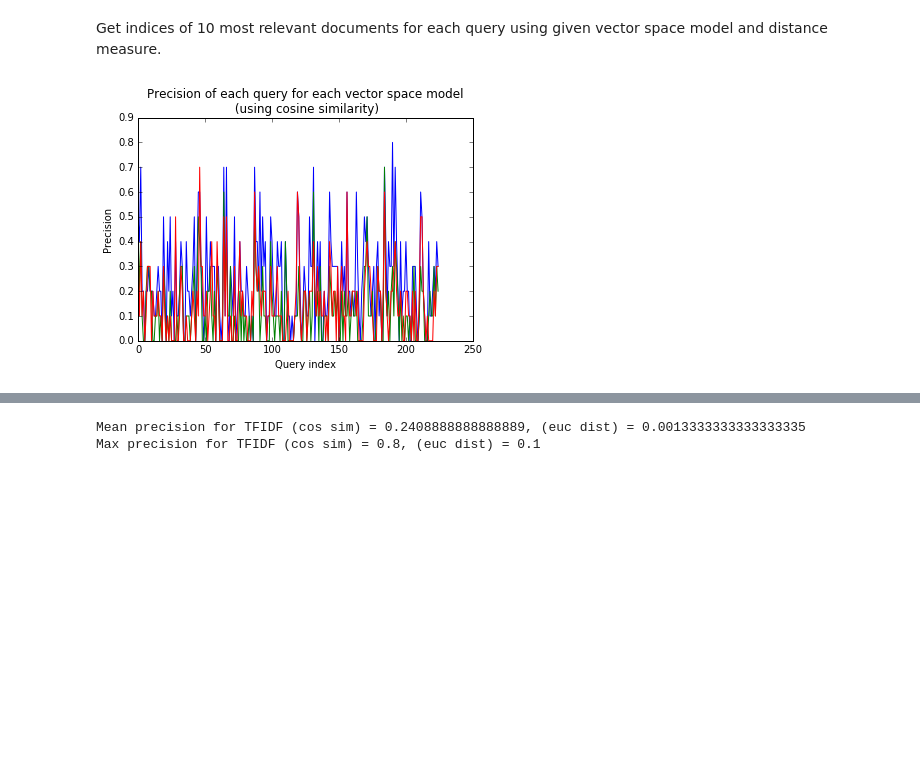
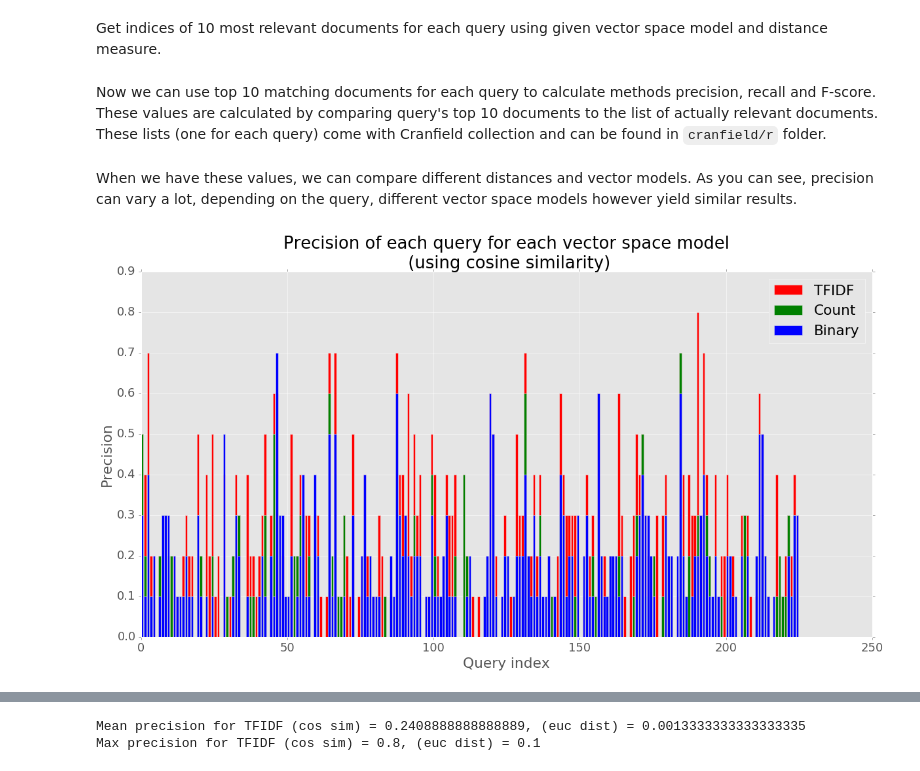
Before and after one commit to ggljzr/mi-ddw, a Jupyter notebook: Task 2 - Indexing & Document retrieval/task2.ipynb, the cells around one changed output, grey strips where cells are left out. Drawn from its saved outputs; the diff is of its cells as text; code cells hidden in the pictures; blank space fills up the shorter version.

Commit message:
prettier graphs

```diff
--- a/Task 2 - Indexing & Document retrieval/task2.ipynb
+++ b/Task 2 - Indexing & Document retrieval/task2.ipynb
@@ -6,7 +6,12 @@ This notebook creates vector space model for documents and queries contained in
 from sklearn.metrics.pairwise import cosine_similarity, pairwise_distances
 from sklearn.feature_extraction.text import TfidfVectorizer, CountVectorizer
 import matplotlib.pyplot as plt
+import matplotlib.style
 import numpy as np
+matplotlib.style.use('ggplot')
+%matplotlib inline
+matplotlib.rcParams['figure.figsize'] = (20.0, 10.0)
+matplotlib.rcParams.update({'font.size': 18})
 # %% [markdown]
 Helper functions. `get_top_n()` simply returns indices of top ten relevant documents for each query. `get_precision()` returns precision, recall and f-score for a query (represented by query index and top ten documents retrieved).
 # %%
@@ -106,6 +111,8 @@ top_relevant_count_euc = get_top_n(r_count_euc)
 
 top_relevant_bin_cos = get_top_n(r_bin_cos)
 top_relevant_bin_euc = get_top_n(r_bin_euc)
+# %% [markdown]
+Now we can use top 10 matching documents for each query to calculate methods precision, recall and F-score. These values are calculated by comparing query's top 10 documents to the list of actually relevant documents. These lists (one for each query) come with Cranfield collection and can be found in `cranfield/r` folder.
 # %%
 tfidf_cos_prf = get_prf_dict(top_relevant_tfidf_cos)
 tfidf_euc_prf = get_prf_dict(top_relevant_tfidf_euc)
@@ -115,13 +122,19 @@ count_euc_prf = get_prf_dict(top_relevant_count_euc)
 
 bin_cos_prf = get_prf_dict(top_relevant_bin_cos)
 bin_euc_prf = get_prf_dict(top_relevant_bin_euc)
+# %% [markdown]
+When we have these values, we can compare different distances and vector models. As you can see, precision can vary a lot, depending on the query, different vector space models however yield similar results.
 # %%
-plt.plot(tfidf_cos_prf['p'])
-plt.plot(count_cos_prf['p'])
-plt.plot(bin_cos_prf['p'])
+r = np.arange(225)
+plt.bar(r, tfidf_cos_prf['p'], color='r', label='TFIDF')
+plt.bar(r, count_cos_prf['p'], color='g', label='Count')
+plt.bar(r, bin_cos_prf['p'], color='b', label='Binary')
+
+plt.legend()
+
 plt.title('Precision of each query for each vector space model\n (using cosine similarity)')
 plt.xlabel('Query index')
 plt.ylabel('Precision')
 plt.show()
 # %% [output]
-[figure, old version]
+[figure, new version]
```
Also changed, not shown: parts of 2 cells of this notebook.
